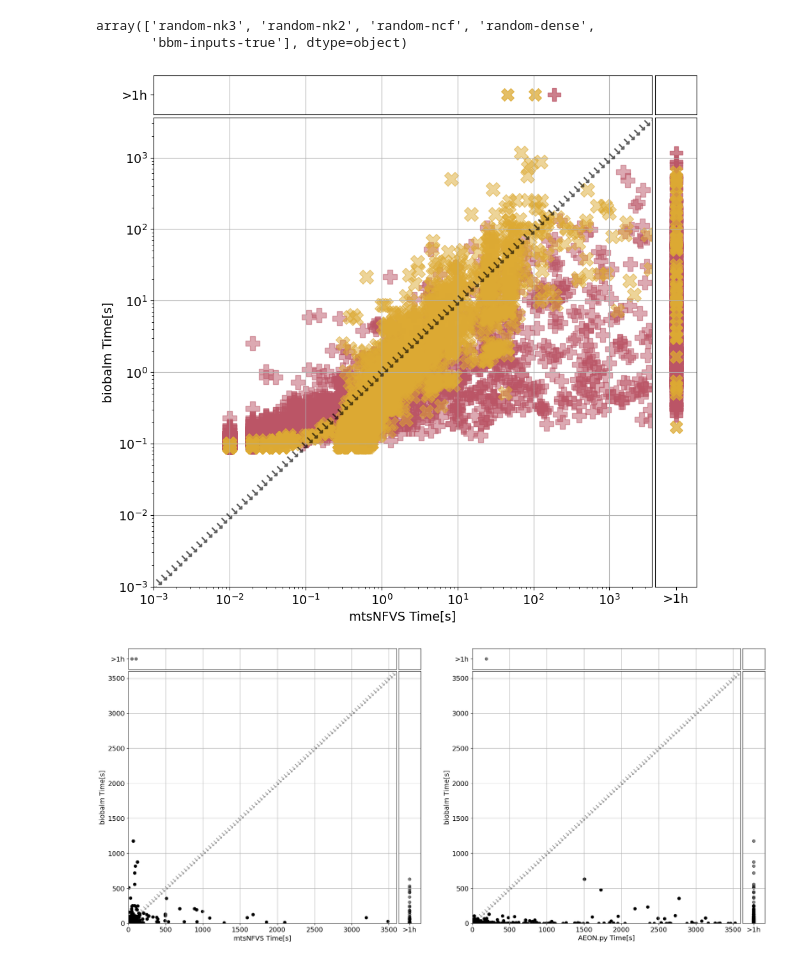
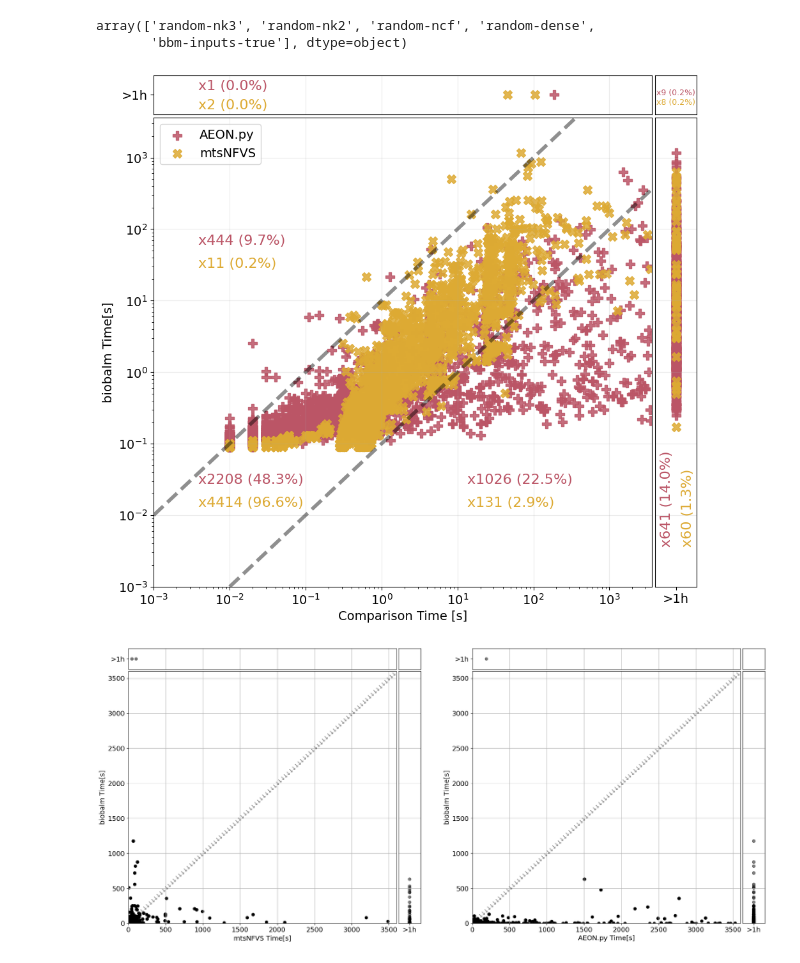
Before and after one commit to jcrozum/balm-analysis, a Jupyter notebook: analysis/benchmark_plots.ipynb, the cells around one changed output. Drawn from its saved outputs; the diff is of its cells as text; code cells hidden in the pictures.

Commit message:
updated scatterplot

```diff
--- a/analysis/benchmark_plots.ipynb
+++ b/analysis/benchmark_plots.ipynb
@@ -200,20 +200,22 @@ axd = afig.subplot_mosaic(
             "height_ratios": [1, stretch_factor],
         },
     )
-for tool in ["AEON.py Time[s]","mtsNFVS Time[s]"]:
+for ti, tool in enumerate(["AEON.py Time[s]","mtsNFVS Time[s]"]):
     color = colors[tool.split(" ")[0]]
     marker = "X" if tool.split(" ")[0] == "mtsNFVS" else "P"
-    size = 200
-    alpha = 0.75
+    size = 100
+    alpha = 0.85
+    ga = 0.25
 
     t_bb, t = dfc['biobalm Time[s]'], dfc[tool]
     axd["BothRan"].scatter(
         t,
         t_bb,
-        alpha=0.5,
+        alpha=alpha,
         c = color,
-        s=250,
+        s=size,
         marker = marker,
+        label=tool.split(" ")[0],
     )
 
     if LOG_MODE:
@@ -230,9 +232,9 @@ for tool in ["AEON.py Time[s]","mtsNFVS Time[s]"]:
         axd["BothRan"].set_xscale("log")
         axd["BothRan"].set_yscale("log")
 
-    axd["BothRan"].set_xlabel(f"{tool}", fontsize=14)
+    axd["BothRan"].set_xlabel(f"Comparison Time [s]", fontsize=14)
     axd["BothRan"].set_ylabel("biobalm Time[s]", fontsize=14)
-    axd["BothRan"].tick_params(labelsize=14, gridOn=True)
+    axd["BothRan"].tick_params(labelsize=14, gridOn=True, grid_alpha=ga)
 
     if LOG_MODE:
         boundary_pts = np.logspace(np.log10(tmin), np.log10(tmax), 100)
@@ -240,10 +242,18 @@ for tool in ["AEON.py Time[s]","mtsNFVS Time[s]"]:
         boundary_pts = np.linspace(tmin, tmax, 100)
     axd["BothRan"].plot(
         boundary_pts,
+        boundary_pts*10,
+        color="black",
+        linestyle="--",
+        linewidth=4,
+        alpha=0.25,
+    )
+    axd["BothRan"].plot(
+        boundary_pts*10,
         boundary_pts,
         color="black",
-        linestyle="",
-        marker=r"$\searrow$",
+        linestyle="--",
+        linewidth=4,
         alpha=0.25,
     )
 
@@ -265,7 +275,7 @@ for tool in ["AEON.py Time[s]","mtsNFVS Time[s]"]:
         tick1On=False,
         tick2On=False,
     )
-    axd["BBTimeout"].tick_params(axis="x", gridOn=True)
+    axd["BBTimeout"].tick_params(axis="x", gridOn=True, grid_alpha=ga)
     axd["BBTimeout"].tick_params(axis="y", tick1On=True, labelleft=True)
     axd["BBTimeout"].set_yticks([0])
     axd["BBTimeout"].set_yticklabels([">1h"], fontsize=14)
@@ -278,43 +288,66 @@ for tool in ["AEON.py Time[s]","mtsNFVS Time[s]"]:
         s=size,
         marker = marker,
     )
     axd["CompTimeout"].sharey(axd["BothRan"])
     if LOG_MODE:
         axd["CompTimeout"].set_yscale("log")
     axd["CompTimeout"].tick_params(
         which="both",
         labelbottom=False,
         labelleft=False,
         tick1On=False,
         tick2On=False,
     )
-    axd["CompTimeout"].tick_params(axis="y", gridOn=True)
+    axd["CompTimeout"].tick_params(axis="y", gridOn=True, grid_alpha=ga)
     axd["CompTimeout"].tick_params(axis="x", tick1On=True, labelbottom=True)
     axd["CompTimeout"].set_xticks([0])
     axd["CompTimeout"].set_xticklabels([">1h"], fontsize=14)
 
-    axd["BothTimeout"].scatter(
-        0 * t_bb[(t == float("inf")) & (t_bb == float("inf"))],
-        0 * t_bb[(t == float("inf")) & (t_bb == float("inf"))],
-        c = color,
-        alpha=alpha,
-        s=size,
-        marker = marker,
-    )
+    bti = (t == float("inf")) & (t_bb == float("inf"))
+    # axd["BothTimeout"].scatter(
+    #     0,
+    #     1-ti,
+    #     c = color,
+    #     alpha=alpha,
+    #     s=18*size,
+    #     marker = marker,
+    # )
+
     axd["BothTimeout"].tick_params(
         which="both",
         labelbottom=False,
         labelleft=False,
         tick1On=False,
         tick2On=False,
     )
+    axd["BothTimeout"].set_ylim(-.5, 1.5)
+
+
+    axd["BothRan"].legend(loc="upper left", fontsize=14)
+
+
+    slow_count = sum(((10*t)<t_bb) & (t_bb < float("inf")))
+    fast_count = sum(((10*t_bb)<t) & (t_bb < float("inf")))
+    same_count = sum(((10*t_bb)>t) & ((t_bb<(10*t))))
+
+    axd["BothRan"].annotate(f"x{slow_count} ({slow_count/len(t)*100:.1f}%)", xy=(0.09, 0.73-ti/20), xycoords="axes fraction", fontsize=16, color=color)
+    axd["BothRan"].annotate(f"x{fast_count} ({fast_count/len(t)*100:.1f}%)", xy=(0.63, 0.22-ti/20), xycoords="axes fraction", fontsize=16, color=color)
+    axd["BothRan"].annotate(f"x{same_count} ({same_count/len(t)*100:.1f}%)", xy=(0.09, 0.22-ti/20), xycoords="axes fraction", fontsize=16, color=color)
+
+    very_slow_count = sum((t_bb == float("inf")) & (t < float("inf")))
+    very_fast_count = sum((t == float("inf")) & (t_bb < float("inf")))
+
+    axd["BBTimeout"].annotate(f"x{very_slow_count} ({very_slow_count/len(t)*100:.1f}%)", xy=(0.09, 0.63-ti/2), xycoords="axes fraction", fontsize=16, color=color)
+    axd["CompTimeout"].annotate(f"x{very_fast_count} ({very_fast_count/len(t)*100:.1f}%)", xy=(0.12+ti/2, 0.09), rotation=90, xycoords="axes fraction", fontsize=16, color=color)
+
+    axd["BothTimeout"].annotate(f"x{sum(bti)} ({sum(bti)/len(t)*100:.1f}%)", xy=(0.03, 0.5-ti/4), rotation=0, xycoords="axes fraction", fontsize=9, color=color)
 
     afig.subplots_adjust(hspace=0.0135, wspace=0.0135)
 
 fig.subplots_adjust(bottom=0.08, left=0.05)
 fig.savefig("./figures/combined_time_scatter_benchmarks.pdf", bbox_inches="tight")
 # %% [output]
-[figure, old version]
+[figure, new version]
 # %%
 LOG_MODE = False
 
```
Also changed, not shown: 2 other files.
